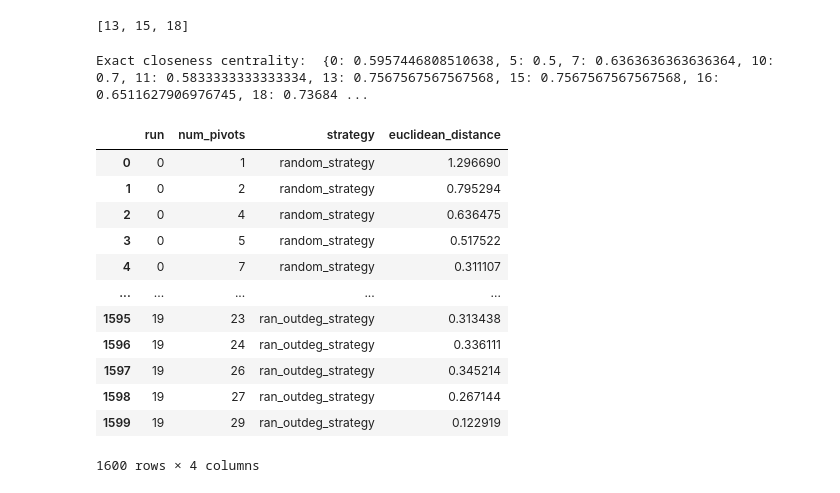
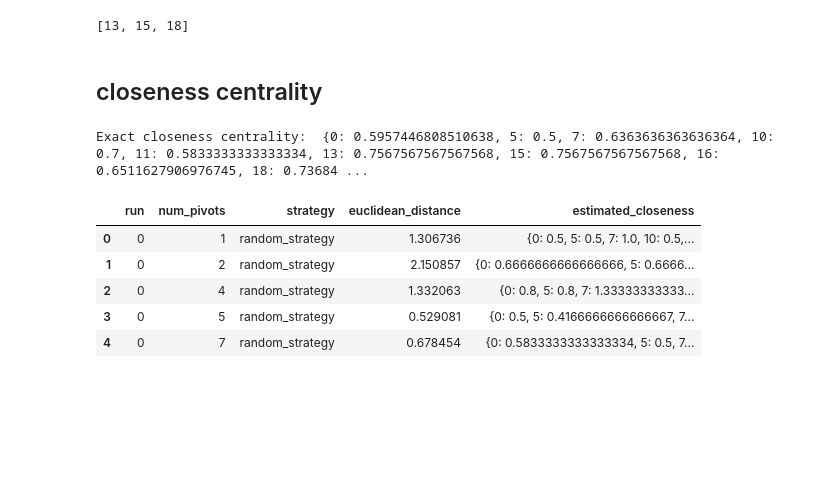
Before and after one commit to fritzwue/snacs_project, a Jupyter notebook: project_small.ipynb, the cells around one changed output. Drawn from its saved outputs; the diff is of its cells as text; code cells hidden in the pictures; blank space fills up the shorter version.

```diff
--- a/project_small.ipynb
+++ b/project_small.ipynb
@@ -125,0 +130,2 @@ def euclidean_distance(exact, estimated):
+# %% [markdown]
+## closeness centrality
@@ -129,7 +152,7 @@ print('Exact closeness centrality: ', exact_closeness)
 # %% [output]
 Exact closeness centrality:  {0: 0.5957446808510638, 5: 0.5, 7: 0.6363636363636364, 10: 0.7, 11: 0.5833333333333334, 13: 0.7567567567567568, 15: 0.7567567567567568, 16: 0.6511627906976745, 18: 0.73684 ...
 # %%
-def run_experiment(G, pivot_strategy, runs=20):
+def run_experiment_closeness(G, pivot_strategy, runs=20):
     exact_closeness = nx.closeness_centrality(G)
     num_nodes = G.number_of_nodes()
     num_pivots_list = [int(num_nodes / 20 * i) for i in range(1, 21)]
@@ -144,33 +167,27 @@ def run_experiment(G, pivot_strategy, runs=20):
                 "run": run,
                 "num_pivots": num_pivots,
                 "strategy": pivot_strategy.__name__,
-                "euclidean_distance": euclidean_dist
+                "euclidean_distance": euclidean_dist,
+                "estimated_closeness": estimated_closeness
             })
     return pd.DataFrame(results)
 # %%
 strategies = [random_strategy, pagerank_pivot_selection, ran_indeg_strategy, ran_outdeg_strategy]
 
-all_results = pd.DataFrame()
+all_results_closeness = pd.DataFrame()
 for strategy in strategies:
-    strategy_results = run_experiment(G, strategy)
-    all_results = pd.concat([all_results, strategy_results], ignore_index=True)
+    strategy_results = run_experiment_closeness(G, strategy)
+    all_results_closeness = pd.concat([all_results_closeness, strategy_results], ignore_index=True)
 
 
-all_results.head()
+all_results_closeness.head()
 # %% [output]
-|  | run | num_pivots | strategy | euclidean_distance |
-| 0 | 0 | 1 | random_strategy | 1.296690 |
-| 1 | 0 | 2 | random_strategy | 0.795294 |
-| 2 | 0 | 4 | random_strategy | 0.636475 |
-| 3 | 0 | 5 | random_strategy | 0.517522 |
-| 4 | 0 | 7 | random_strategy | 0.311107 |
-| ... | ... | ... | ... | ... |
-| 1595 | 19 | 23 | ran_outdeg_strategy | 0.313438 |
-| 1596 | 19 | 24 | ran_outdeg_strategy | 0.336111 |
-| 1597 | 19 | 26 | ran_outdeg_strategy | 0.345214 |
-| 1598 | 19 | 27 | ran_outdeg_strategy | 0.267144 |
-| 1599 | 19 | 29 | ran_outdeg_strategy | 0.122919 |
+|  | run | num_pivots | strategy | euclidean_distance | estimated_closeness |
+| 0 | 0 | 1 | random_strategy | 1.306736 | {0: 0.5, 5: 0.5, 7: 1.0, 10: 0.5,... |
+| 1 | 0 | 2 | random_strategy | 2.150857 | {0: 0.6666666666666666, 5: 0.6666... |
+| 2 | 0 | 4 | random_strategy | 1.332063 | {0: 0.8, 5: 0.8, 7: 1.33333333333... |
+| 3 | 0 | 5 | random_strategy | 0.529081 | {0: 0.5, 5: 0.4166666666666667, 7... |
+| 4 | 0 | 7 | random_strategy | 0.678454 | {0: 0.5833333333333334, 5: 0.5, 7... |
-1600 rows × 4 columns
 # %%
 import matplotlib.pyplot as plt
 
```
Also changed, not shown: parts of 13 cells of this notebook.
